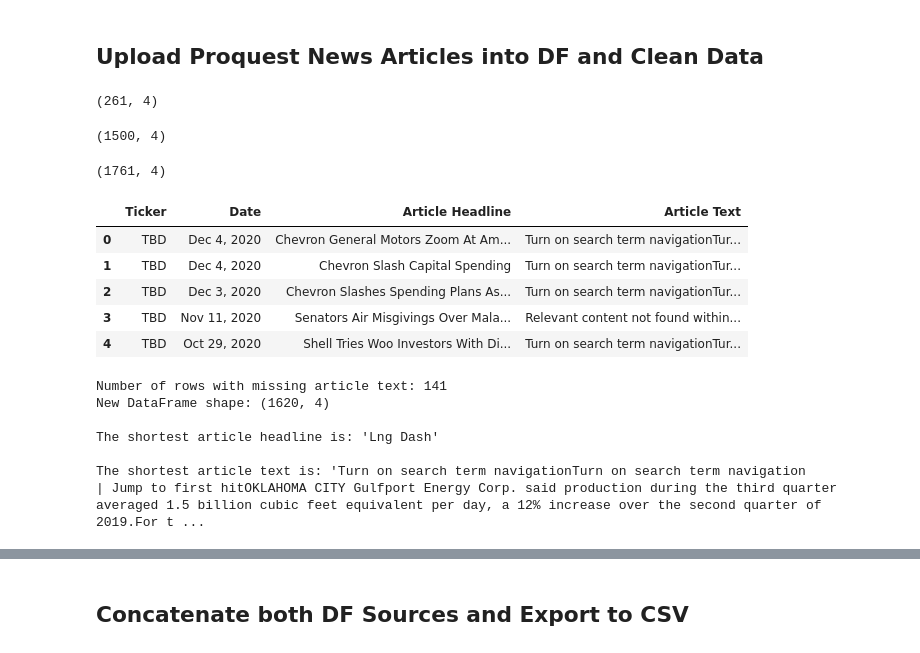
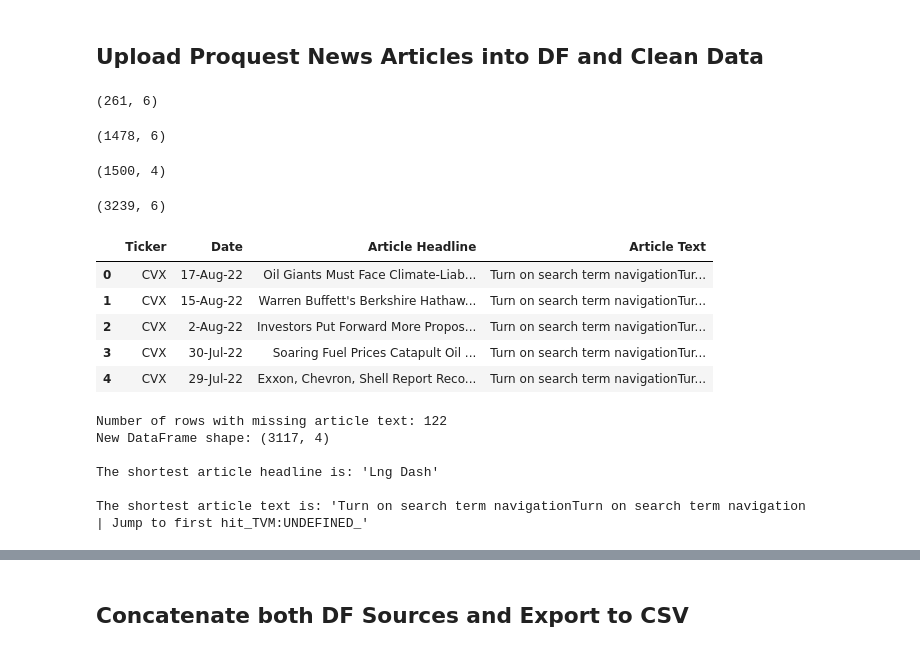
Before and after one commit to Kussil/Financial_Sentiment_LLM, a Jupyter notebook: Text_Data/Text_Preprocessing.ipynb, the cells around one changed output, grey strips where cells are left out. Cells and saved outputs as stored; diff of their text form; code cells hidden in the pictures.

```diff
--- a/Text_Data/Text_Preprocessing.ipynb
+++ b/Text_Data/Text_Preprocessing.ipynb
@@ -56,31 +55,33 @@ display(invest_df.head())
 ## Upload Proquest News Articles into DF and Clean Data
 # %%
 # Import Chevron and Others
-proquest_df_cvx = pd.read_csv('CVX_Rice_project/Text_Data/proquest_newsarticles_CVX.csv')
-proquest_df_others = pd.read_csv('CVX_Rice_project/Text_Data/proquest_newsarticles_all_v2.csv')  # Currently empty for some reason, fix later
+proquest_df_cvx = pd.read_csv('CVX_Rice_project/Text_Data/Proquest_Articles_CVX.csv')
+proquest_df_xom = pd.read_csv('CVX_Rice_project/Text_Data/ProQuest_Articles_XOM.csv')
+proquest_df_others = pd.read_csv('CVX_Rice_project/Text_Data/proquest_newsarticles_all_v2.csv')
 
 # Append dfs
-proquest_df = pd.concat([proquest_df_cvx, proquest_df_others], ignore_index=True)
+proquest_df = pd.concat([proquest_df_cvx, proquest_df_xom, proquest_df_others], ignore_index=True)
 display(proquest_df_cvx.shape)
+display(proquest_df_xom.shape)
 display(proquest_df_others.shape)
 display(proquest_df.shape)
 
 # Rename drop, and reorder columns
 proquest_df = proquest_df.rename(columns={'Title': 'Article Headline', 'Full Article Text': 'Article Text'})
 proquest_df = proquest_df.drop(['URL'], axis=1)
-proquest_df['Ticker'] = "TBD" # Temp column until ticker added
 proquest_df = proquest_df.reindex(columns=new_order)
 display(proquest_df.head())
 # %% [output]
-(261, 4)
+(261, 6)
-(1500, 4)
+(1478, 6)
-(1761, 4)
+(1500, 4)
+(3239, 6)
 |  | Ticker | Date | Article Headline | Article Text |
-| 0 | TBD | Dec 4, 2020 | Chevron General Motors Zoom At Am... | Turn on search term navigationTur... |
-| 1 | TBD | Dec 4, 2020 | Chevron Slash Capital Spending | Turn on search term navigationTur... |
-| 2 | TBD | Dec 3, 2020 | Chevron Slashes Spending Plans As... | Turn on search term navigationTur... |
-| 3 | TBD | Nov 11, 2020 | Senators Air Misgivings Over Mala... | Relevant content not found within... |
-| 4 | TBD | Oct 29, 2020 | Shell Tries Woo Investors With Di... | Turn on search term navigationTur... |
+| 0 | CVX | 17-Aug-22 | Oil Giants Must Face Climate-Liab... | Turn on search term navigationTur... |
+| 1 | CVX | 15-Aug-22 | Warren Buffett's Berkshire Hathaw... | Turn on search term navigationTur... |
+| 2 | CVX | 2-Aug-22 | Investors Put Forward More Propos... | Turn on search term navigationTur... |
+| 3 | CVX | 30-Jul-22 | Soaring Fuel Prices Catapult Oil ... | Turn on search term navigationTur... |
+| 4 | CVX | 29-Jul-22 | Exxon, Chevron, Shell Report Reco... | Turn on search term navigationTur... |
 # %%
 # Delete rows with missing article text
 search_text_1 = 'Failed to load content: Message:'
@@ -108,12 +109,12 @@ print()
 shortest_text = proquest_df.loc[proquest_df['Article Text'].str.len().idxmin(), 'Article Text']
 print(f"The shortest article text is: '{shortest_text}'")
 # %% [output]
-Number of rows with missing article text: 141
-New DataFrame shape: (1620, 4)
+Number of rows with missing article text: 122
+New DataFrame shape: (3117, 4)
 
 The shortest article headline is: 'Lng Dash'
 
 The shortest article text is: 'Turn on search term navigationTurn on search term navigation
-| Jump to first hitOKLAHOMA CITY Gulfport Energy Corp. said production during the third quarter averaged 1.5 billion cubic feet equivalent per day, a 12% increase over the second quarter of 2019.For t ...
+| Jump to first hit_TVM:UNDEFINED_'
 # %%
 # Look for duplicate rows
```
Also changed, not shown: parts of 3 cells of this notebook.
